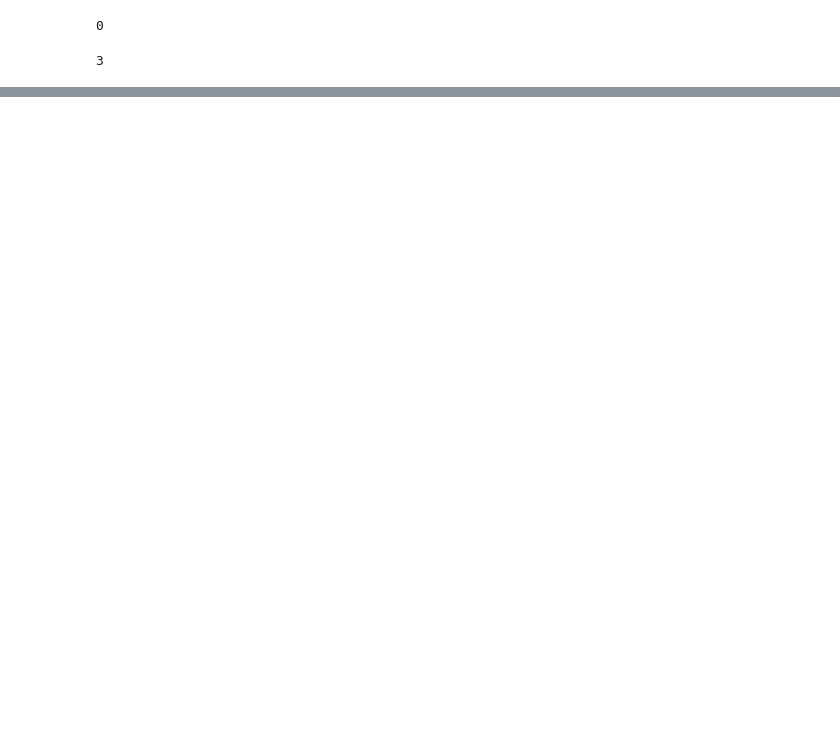
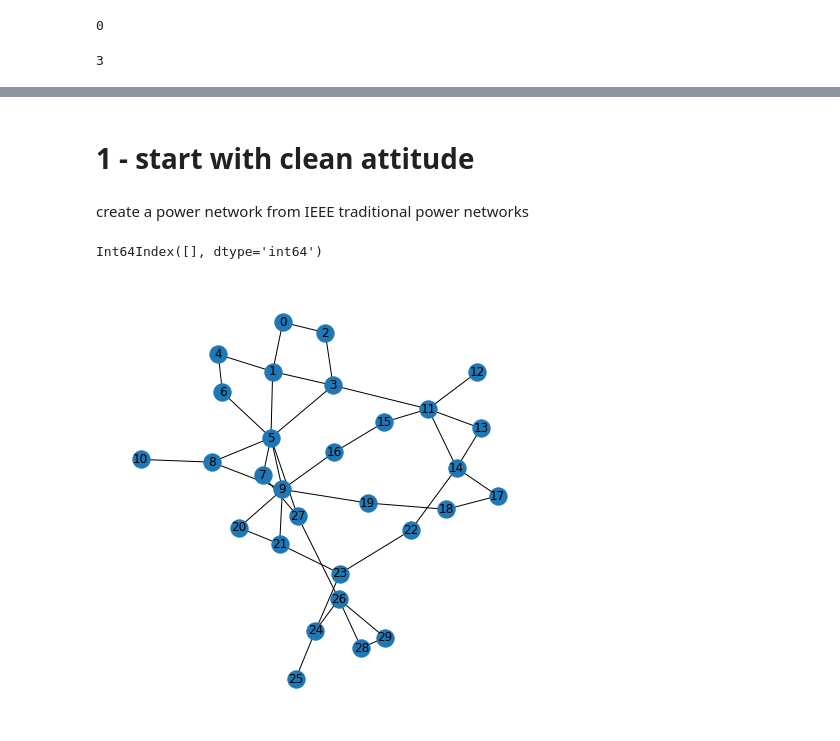
Before and after one commit to RedBatProject/Thesis---a-two-layer-power-network, a Jupyter notebook: intro_with_pandapower.ipynb, the cells around one changed output, grey strips where cells are left out. Drawn from its saved outputs; the diff is of its cells as text; code cells hidden in the pictures; blank space fills up the shorter version.

Commit message:
power grid network is done

```diff
--- a/intro_with_pandapower.ipynb
+++ b/intro_with_pandapower.ipynb
@@ -139,0 +187,2 @@ X[64]
+# %% [markdown]
+# 1 - start with clean attitude
@@ -139,0 +196,4 @@ X[64]
+# %% [markdown]
+create a power network from IEEE traditional power networks
+# %%
+Net = pn.case30() # in this example we use IEEE network known as 30-buses
@@ -139,0 +202,6 @@ X[64]
+# %%
+line = pd.DataFrame()                                           # In here we extract the nodes and
+from_bus = Net.line['from_bus']                                # edges from this network for basic
+to_bus = Net.line['to_bus']                                    # visualization.
+edges = [(from_bus[i],to_bus[i]) for i in range(len(from_bus))] # the final edges is list of all the nodes
+line["line"] =  edges
@@ -139,0 +210,13 @@ X[64]
+# %%
+pp.overloaded_lines(Net) # this line will show the overloaded lines
+# %% [output]
+Int64Index([], dtype='int64')
+# %%
+g = nx.Graph()                          # use matplotlib visual
+g.add_edges_from(edges)
+pos = nx.spring_layout(g, seed=3068)    # Seed layout for reproducibility)
+plt.figure(figsize=(6,6))
+nx.draw(g,pos=pos,with_labels=True)
+plt.show()
+# %% [output]
+[figure, added]
```
Also changed, not shown: parts of 64 cells of this notebook.
